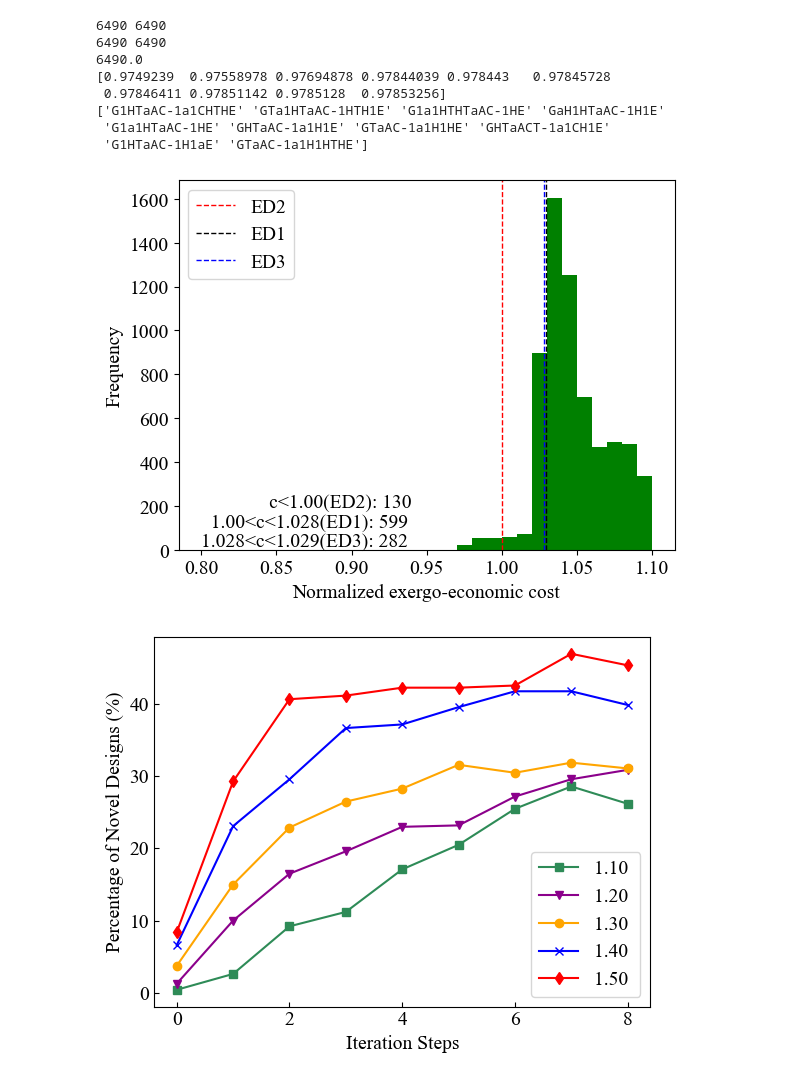
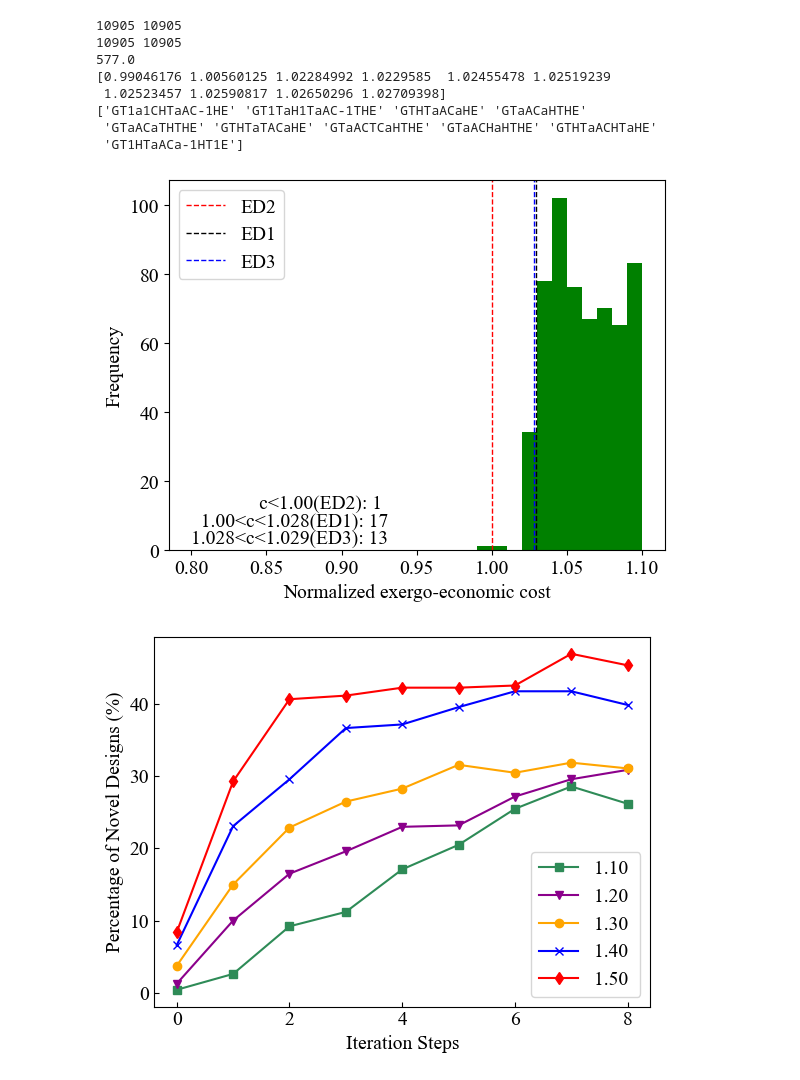
Before and after one commit to ATKuom/Python-Code, a Jupyter notebook: plotting.ipynb, the cells around one changed output. Cells and saved outputs as stored; diff of their text form; code cells hidden in the pictures.

```diff
--- a/plotting.ipynb
+++ b/plotting.ipynb
@@ -15,10 +15,10 @@ plt.rcParams["font.size"] = 14
 #     config.DATA_DIRECTORY /"First_year_trials/v4DF_m2_results.npy", allow_pickle=True
 # )
 layouts = np.load(
-    "Modified_Framework/M2_data_F240_layouts.npy", allow_pickle=True
+    "Threshold Analysis/LSTM_NA_1_6/M2_data_F8_layouts.npy", allow_pickle=True
 )
 results = np.load(
-    "Modified_Framework/M2_data_F240_results.npy", allow_pickle=True
+    "Threshold Analysis/LSTM_NA_1_6/M2_data_F8_results.npy", allow_pickle=True
 )
 
 valid = validity(layouts)
@@ -52,45 +52,45 @@ ed1, ed2, ed3 = ed1 / ed2, ed2 / ed2, ed3 / ed2
 bins = [x / 100 for x in range(80, 111)]
 lessthan_ed2 = np.where(results < ed2)[0]
 lessthan_ed1 = np.where(results < ed1)[0]
 lessthan_ed3 = np.where(results < ed3)[0]
 group1 = len(lessthan_ed2)
 group2 = len(lessthan_ed3) - group1
 group3 = len(lessthan_ed1) - group2 - group1
 n, bins, patches = plt.hist(results, bins=bins, color="green")
 print(sum(n))
 # xlabel = "Exergo-economic cost ($/MWh)"
 # plt.figure(dpi=600)
 xlabel = "Normalized exergo-economic cost"
 ylabel = "Frequency"
 plt.xlabel(xlabel)
 plt.ylabel(ylabel)
 # plt.title("PHI-PSI Min M2 8th Generation")
 plt.axvline(ed2, color="red", linestyle="dashed", linewidth=1, label="ED2")
 plt.axvline(ed1, color="black", linestyle="dashed", linewidth=1, label="ED1")
 plt.axvline(ed3, color="blue", linestyle="dashed", linewidth=1, label="ED3")
-plt.text(0.8, 195, "              c<1.00(ED2): " + str(group1))
-plt.text(0.8, 105, "  1.00<c<1.028(ED1): " + str(group2))
-plt.text(0.8, 15, "1.028<c<1.029(ED3): " + str(group3))
+plt.text(0.8, 12, "              c<1.00(ED2): " + str(group1))
+plt.text(0.8, 7, "  1.00<c<1.028(ED1): " + str(group2))
+plt.text(0.8, 2, "1.028<c<1.029(ED3): " + str(group3))
 # plt.xlim(120, 150)
 # plt.ylim(0, 25)
 plt.legend()
 # plt.savefig("MF.tiff", dpi=1000, bbox_inches="tight")
 
 indices = np.argsort(results)
 sorted_results = results[indices]
 sorted_layouts = layouts[indices]
 print(sorted_results[:10])
 print(sorted_layouts[:10])
 # %% [output]
-6490 6490
-6490 6490
-6490.0
-[0.9749239  0.97558978 0.97694878 0.97844039 0.978443   0.97845728
- 0.97846411 0.97851142 0.9785128  0.97853256]
-['G1HTaAC-1a1CHTHE' 'GTa1HTaAC-1HTH1E' 'G1a1HTHTaAC-1HE' 'GaH1HTaAC-1H1E'
- 'G1a1HTaAC-1HE' 'GHTaAC-1a1H1E' 'GTaAC-1a1H1HE' 'GHTaACT-1a1CH1E'
- 'G1HTaAC-1H1aE' 'GTaAC-1a1H1HTHE']
+10905 10905
+10905 10905
+577.0
+[0.99046176 1.00560125 1.02284992 1.0229585  1.02455478 1.02519239
+ 1.02523457 1.02590817 1.02650296 1.02709398]
+['GT1a1CHTaAC-1HE' 'GT1TaH1TaAC-1THE' 'GTHTaACaHE' 'GTaACaHTHE'
+ 'GTaACaTHTHE' 'GTHTaTACaHE' 'GTaACTCaHTHE' 'GTaACHaHTHE' 'GTHTaACHTaHE'
+ 'GT1HTaACa-1HT1E']
-[figure, old version]
+[figure, new version]
 # %%
 import numpy as np
 import matplotlib.pyplot as plt
```
